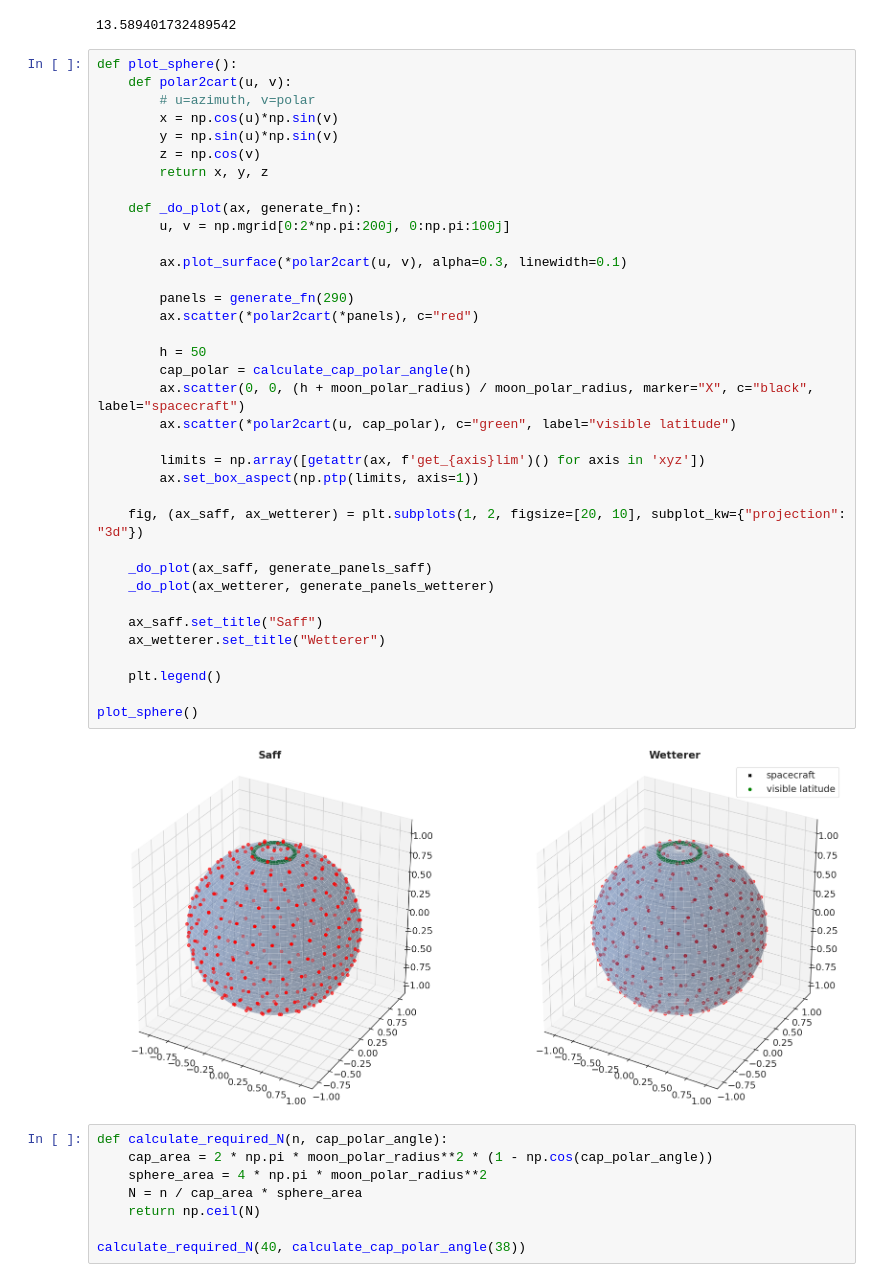
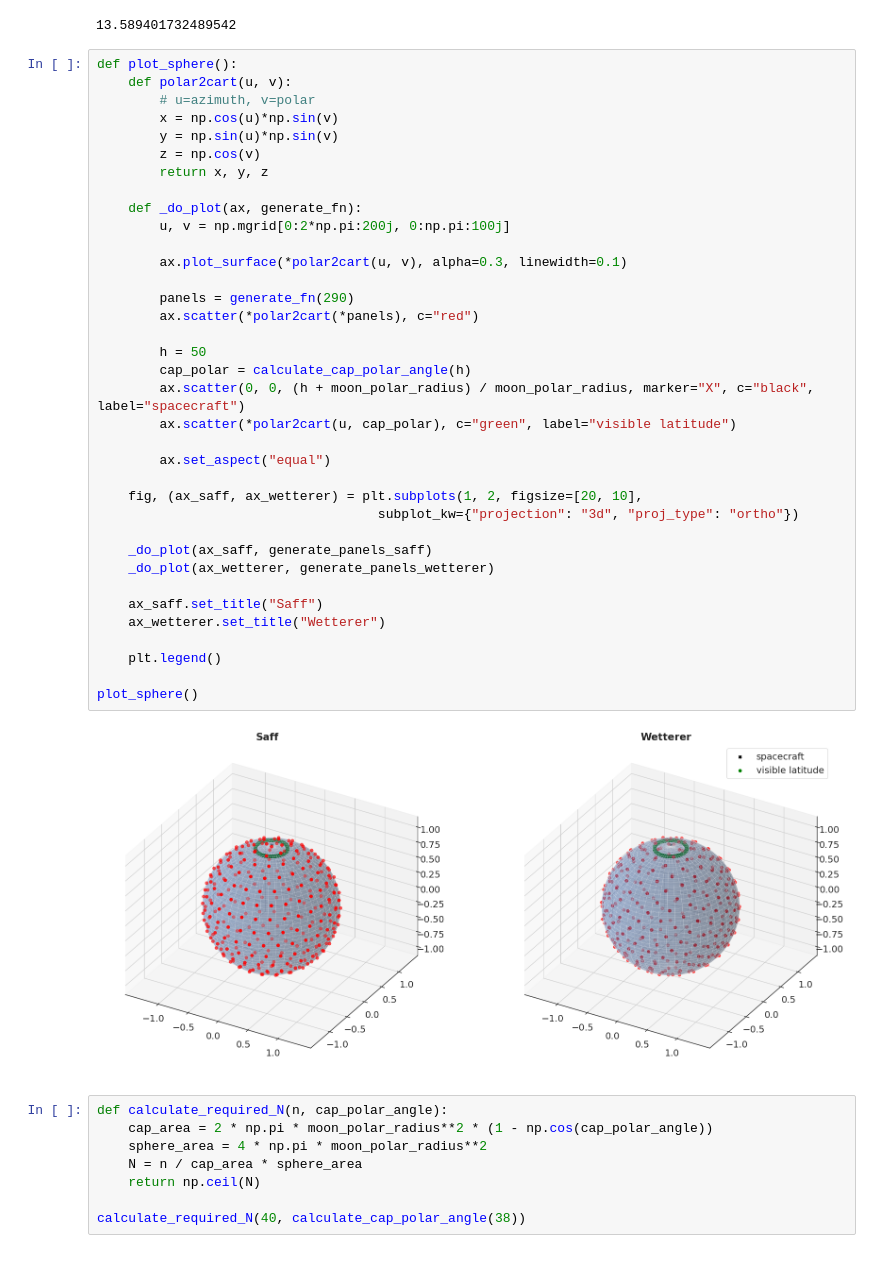
Before and after one commit to DominikStiller/tudelft-hpb-project, a Jupyter notebook: analysis/paneling.ipynb, the cells around one changed output. Saved outputs shown, nothing was run; the diff lists cells and outputs as text.

```diff
--- a/analysis/paneling.ipynb
+++ b/analysis/paneling.ipynb
@@ -68,37 +73,37 @@ def plot_sphere():
         x = np.cos(u)*np.sin(v)
         y = np.sin(u)*np.sin(v)
         z = np.cos(v)
         return x, y, z
 
     def _do_plot(ax, generate_fn):
         u, v = np.mgrid[0:2*np.pi:200j, 0:np.pi:100j]
 
         ax.plot_surface(*polar2cart(u, v), alpha=0.3, linewidth=0.1)
 
         panels = generate_fn(290)
         ax.scatter(*polar2cart(*panels), c="red")
 
         h = 50
         cap_polar = calculate_cap_polar_angle(h)
         ax.scatter(0, 0, (h + moon_polar_radius) / moon_polar_radius, marker="X", c="black", label="spacecraft")
         ax.scatter(*polar2cart(u, cap_polar), c="green", label="visible latitude")
 
-        limits = np.array([getattr(ax, f'get_{axis}lim')() for axis in 'xyz'])
-        ax.set_box_aspect(np.ptp(limits, axis=1))
+        ax.set_aspect("equal")
 
-    fig, (ax_saff, ax_wetterer) = plt.subplots(1, 2, figsize=[20, 10], subplot_kw={"projection": "3d"})
+    fig, (ax_saff, ax_wetterer) = plt.subplots(1, 2, figsize=[20, 10],
+                                    subplot_kw={"projection": "3d", "proj_type": "ortho"})
 
     _do_plot(ax_saff, generate_panels_saff)
     _do_plot(ax_wetterer, generate_panels_wetterer)
 
     ax_saff.set_title("Saff")
     ax_wetterer.set_title("Wetterer")
 
     plt.legend()
 
 plot_sphere()
 # %% [output]
-[figure, old version]
+[figure, new version]
 # %%
 def calculate_required_N(n, cap_polar_angle):
     cap_area = 2 * np.pi * moon_polar_radius**2 * (1 - np.cos(cap_polar_angle))
```
Also changed, not shown: parts of 2 cells of this notebook, 7 other files.
